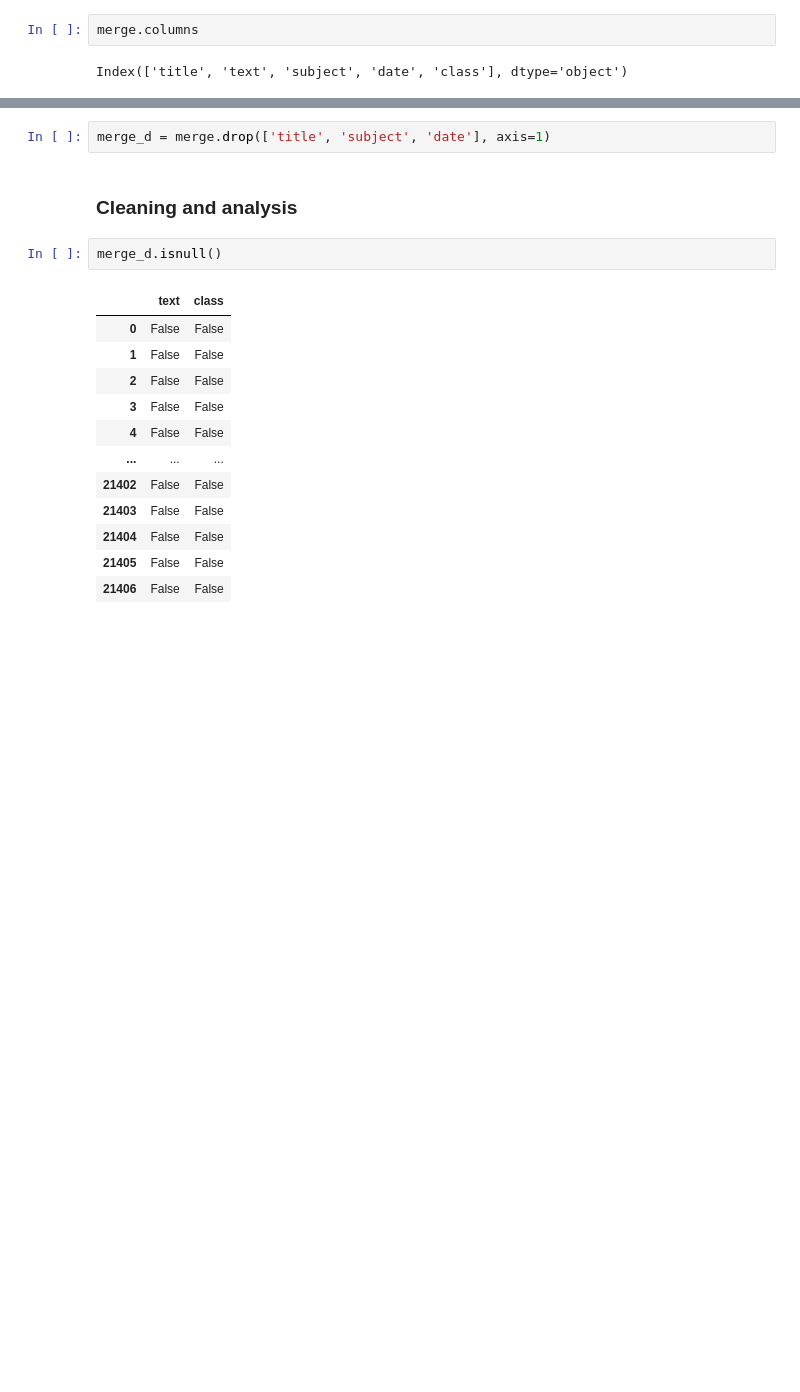
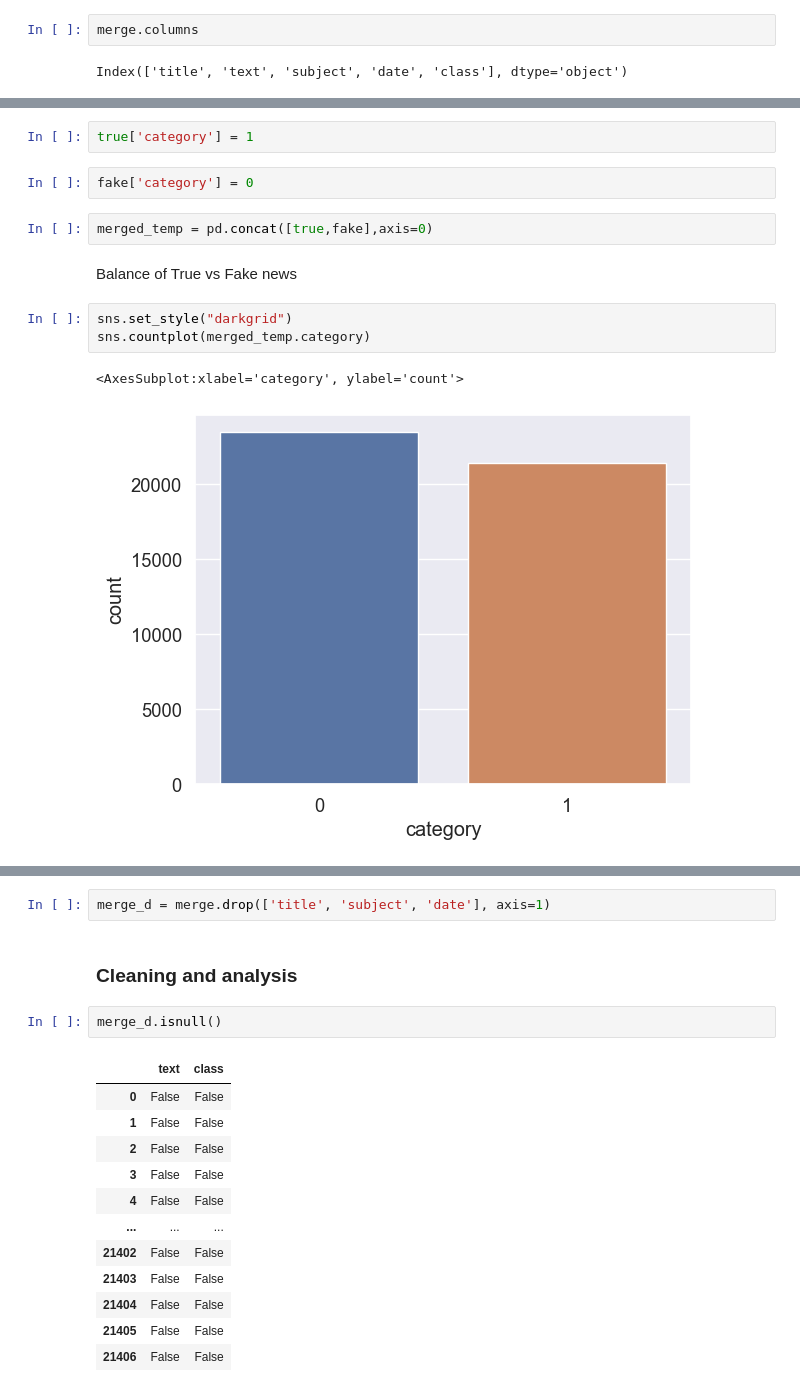
Before and after one commit to ayman-codes/Deep_Learning, a Jupyter notebook: Project_final/Fake_news.ipynb, the cells around one changed output, grey strips where cells are left out. Cells and saved outputs as stored; diff of their text form; blank space fills up the shorter version.

```diff
--- a/Project_final/Fake_news.ipynb
+++ b/Project_final/Fake_news.ipynb
@@ -158,0 +326,14 @@ Index(['title', 'text', 'subject', 'date', 'class'], dtype='object')
+# %%
+true['category'] = 1
+# %%
+fake['category'] = 0
+# %%
+merged_temp = pd.concat([true,fake],axis=0)
+# %% [markdown]
+Balance of True vs Fake news
+# %%
+sns.set_style("darkgrid")
+sns.countplot(merged_temp.category)
+# %% [output]
+<AxesSubplot:xlabel='category', ylabel='count'>
+[figure, added]
```
Also changed, not shown: parts of 66 cells of this notebook, 3 other files.
